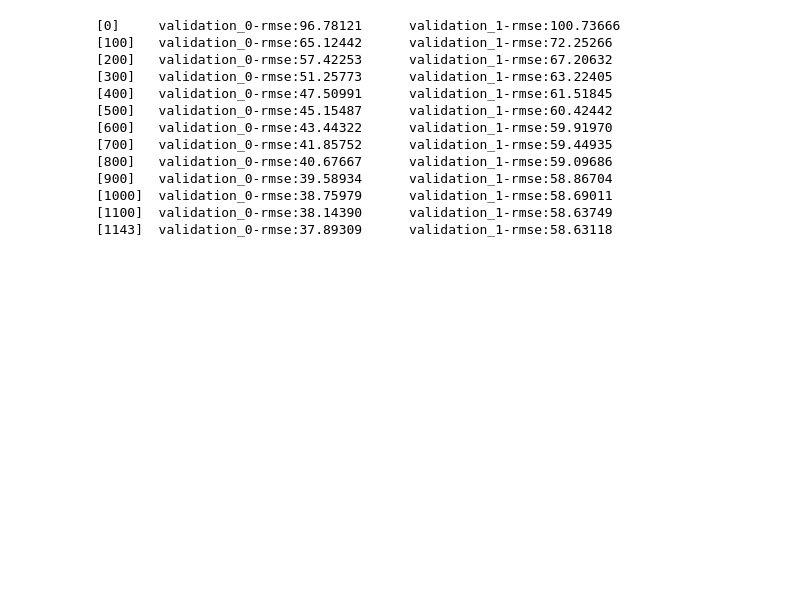
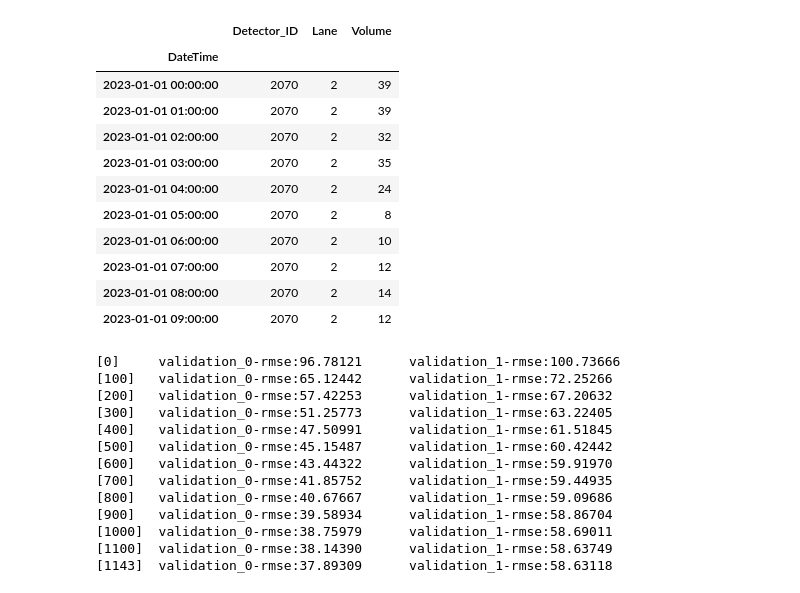
Before and after one commit to hanjuin/xai-traffic-prediction, a Jupyter notebook: notebooks/xgboost-training-5.ipynb, the cells around one changed output. Cells and saved outputs as stored; diff of their text form; code cells hidden in the pictures; blank space fills up the shorter version.

```diff
--- a/notebooks/xgboost-training-5.ipynb
+++ b/notebooks/xgboost-training-5.ipynb
@@ -11,6 +11,21 @@ plt.style.use('fivethirtyeight')
 df = pd.read_csv('../data/at-dataset/final_data.csv')
 df = df.set_index('DateTime')
 df.index = pd.to_datetime(df.index)
+# %%
+df.head(10)
+# %% [output]
+|  | Detector_ID | Lane | Volume |
+| DateTime |  |  |  |
+| 2023-01-01 00:00:00 | 2070 | 2 | 39 |
+| 2023-01-01 01:00:00 | 2070 | 2 | 39 |
+| 2023-01-01 02:00:00 | 2070 | 2 | 32 |
+| 2023-01-01 03:00:00 | 2070 | 2 | 35 |
+| 2023-01-01 04:00:00 | 2070 | 2 | 24 |
+| 2023-01-01 05:00:00 | 2070 | 2 | 8 |
+| 2023-01-01 06:00:00 | 2070 | 2 | 10 |
+| 2023-01-01 07:00:00 | 2070 | 2 | 12 |
+| 2023-01-01 08:00:00 | 2070 | 2 | 14 |
+| 2023-01-01 09:00:00 | 2070 | 2 | 12 |
 # %%
 def showFigureEachLaneTraffic(df):
     lanes = sorted(df['Lane'].unique())
```
Also changed, not shown: parts of 2 cells of this notebook, 1 other file.
